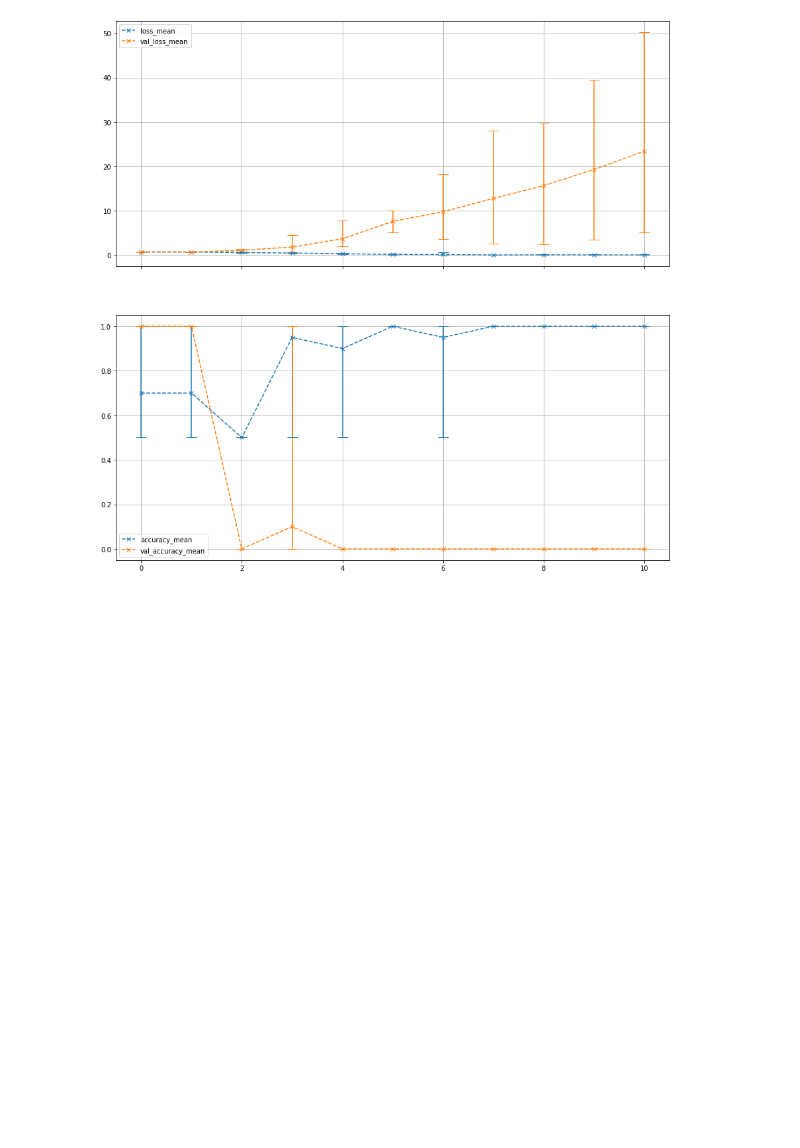
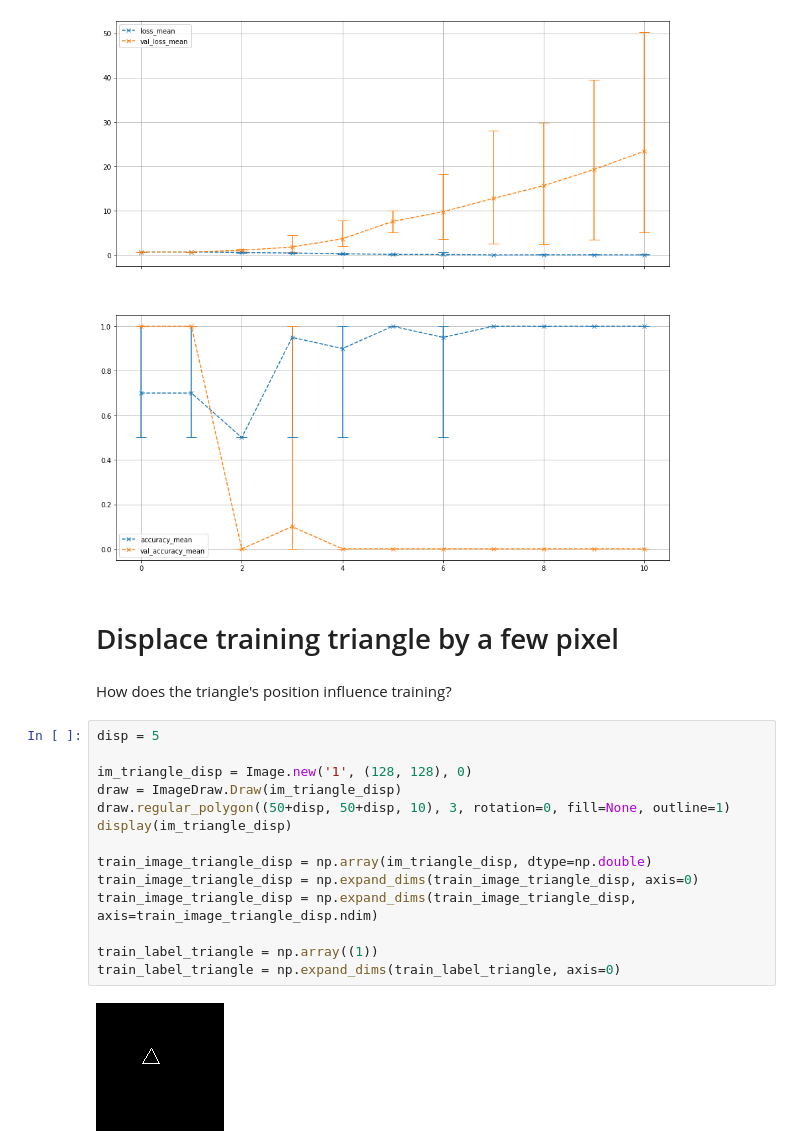
Before and after one commit to s4b7r/yellow-triangle, a Jupyter notebook: yellow-triangle.ipynb, the cells around one changed output. Saved outputs shown, nothing was run; the diff lists cells and outputs as text; blank space fills up the shorter version.

Commit message:
Test with displaced triangles for training

```diff
--- a/yellow-triangle.ipynb
+++ b/yellow-triangle.ipynb
@@ -698,3 +702,23 @@ histories_agg.plot(y=accuracy_cols, ax=axs[1], grid=True, marker='x', ls='--', y
 # %% [output]
 <AxesSubplot:>
 [figure]
+# %% [markdown]
+# Displace training triangle by a few pixel
+# %% [markdown]
+How does the triangle's position influence training?
+# %%
+disp = 5
+
+im_triangle_disp = Image.new('1', (128, 128), 0)
+draw = ImageDraw.Draw(im_triangle_disp)
+draw.regular_polygon((50+disp, 50+disp, 10), 3, rotation=0, fill=None, outline=1)
+display(im_triangle_disp)
+
+train_image_triangle_disp = np.array(im_triangle_disp, dtype=np.double)
+train_image_triangle_disp = np.expand_dims(train_image_triangle_disp, axis=0)
+train_image_triangle_disp = np.expand_dims(train_image_triangle_disp, axis=train_image_triangle_disp.ndim)
+
+train_label_triangle = np.array((1))
+train_label_triangle = np.expand_dims(train_label_triangle, axis=0)
+# %% [output]
+[figure, added]
```
Also changed, not shown: parts of 19 cells of this notebook.
